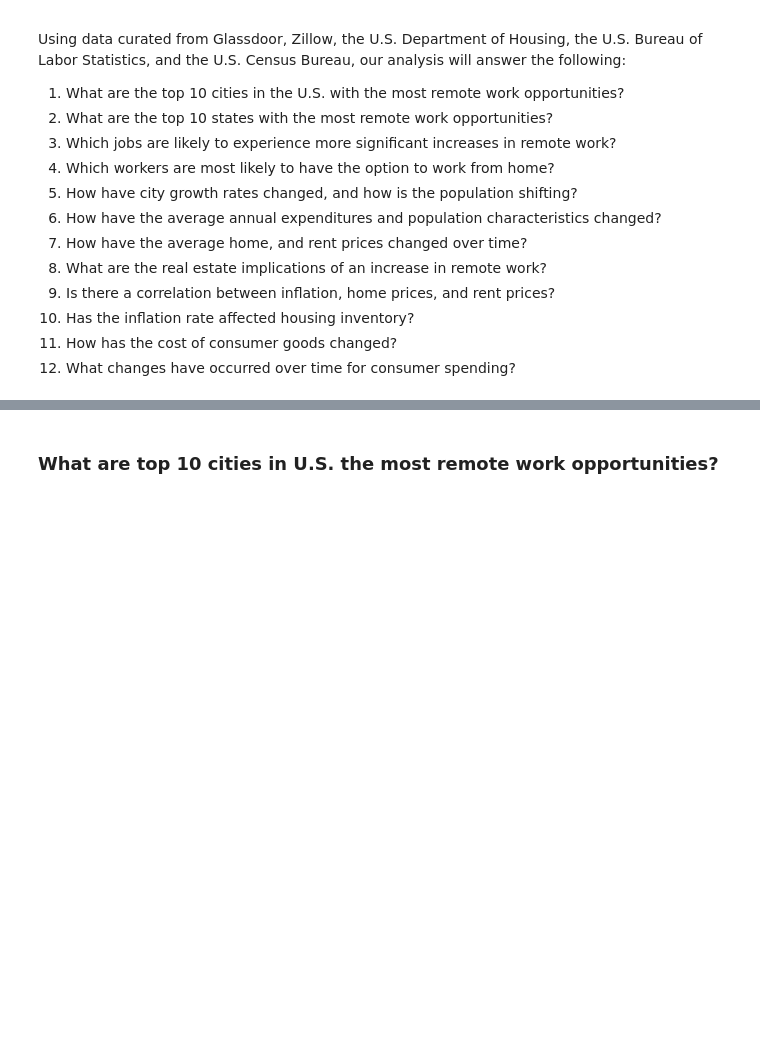
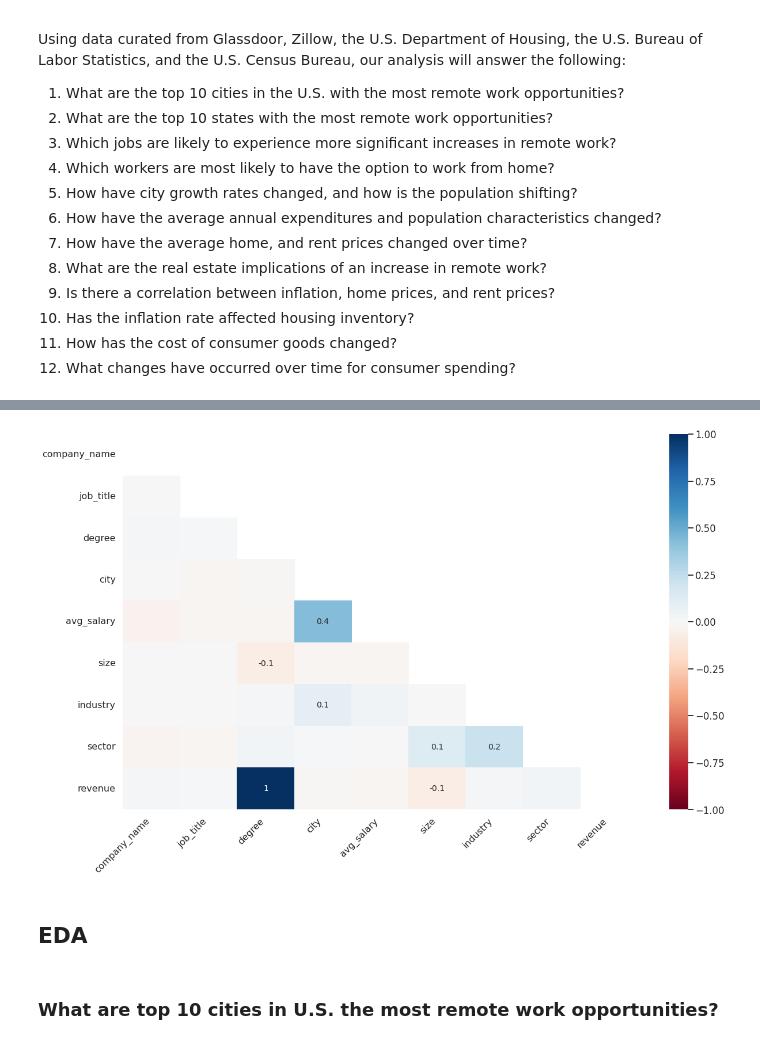
Before and after one commit to Keren-Neeq/DS4A-Team1, a Jupyter notebook: notebooks/Team1_EDA.ipynb, the cells around one changed output, grey strips where cells are left out. Drawn from its saved outputs; the diff is of its cells as text; code cells hidden in the pictures; blank space fills up the shorter version.

```diff
--- a/notebooks/Team1_EDA.ipynb
+++ b/notebooks/Team1_EDA.ipynb
@@ -37,0 +72,2 @@ import plotly.express as px
+# %%
+remote_df = pd.read_csv(io.BytesIO(uploaded['remote_jobs_US.csv']))
@@ -38,3 +309,11 @@ import plotly.express as px
+# %%
+# Gives a heatmap of how missing values are related
+msno.heatmap(remote_df)
+plt.show()
+# %% [output]
+[figure, added]
+# %% [markdown]
+## EDA
 # %% [markdown]
 ### What are top 10 cities in U.S. the most remote work opportunities?
 # %% [markdown]
```
Also changed, not shown: parts of 45 cells of this notebook.
